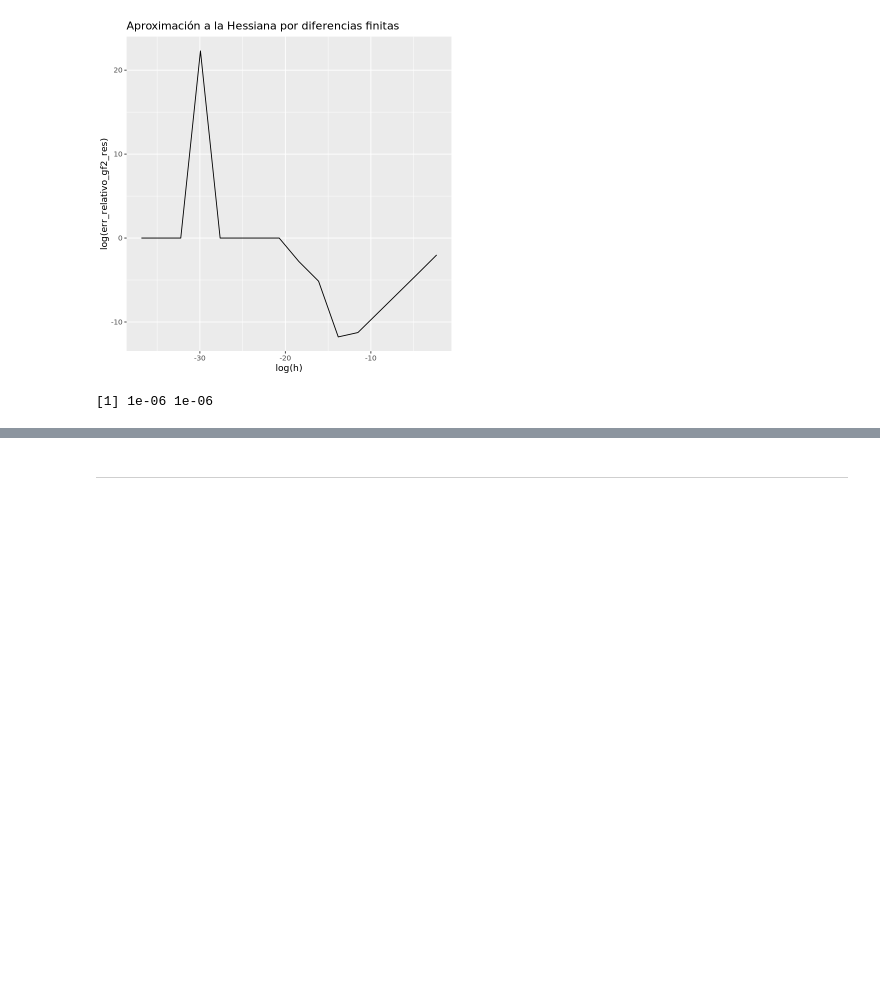
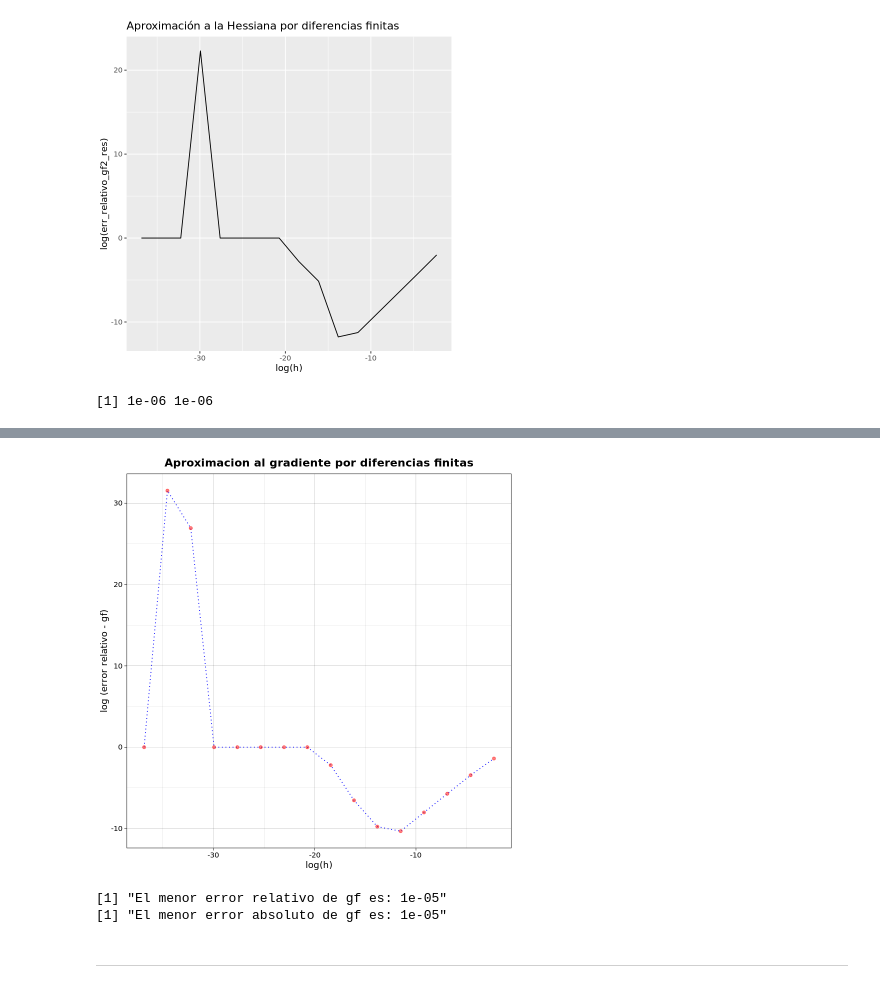
Before and after one commit to mno-2020-gh-classroom/ejercicios-de-dif-e-int-numerica-dapivei, a Jupyter notebook: 1.4.Polinomios_de_Taylor_y_diferenciacion_numerica.ipynb, the cells around one changed output, grey strips where cells are left out. Drawn from its saved outputs; the diff is of its cells as text; code cells hidden in the pictures; blank space fills up the shorter version.

```diff
--- a/1.4.Polinomios_de_Taylor_y_diferenciacion_numerica.ipynb
+++ b/1.4.Polinomios_de_Taylor_y_diferenciacion_numerica.ipynb
@@ -669,3 +846,22 @@ print(c(h[which.min(err_relativo_gf2_res)],h[which.min(err_absoluto_gf2_res)]))
+# %%
+g_gf2 <- ggplot(df_errs, aes(x=log(h), y=log(err_relativo_gf2_res))) +
+  geom_line(color='blue',linetype = "dotted") +
+  geom_point(alpha=0.5, color='red') +
+  labs(x = "log(h)", y = "log (error relativo - gf)",
+       title= "Aproximacion al gradiente por diferencias finitas") +
+  theme_linedraw() +
+  scale_color_grey() +
+  theme(plot.title = element_text(hjust = 0.5, face = "bold"))
+
+g_gf2
+# %% [output]
+[figure, added]
+# %%
+print(paste("El menor error relativo de gf es:", h[which.min(err_relativo_gf2_res)]))
+print(paste("El menor error absoluto de gf es:", h[which.min(err_absoluto_gf2_res)]))
+# %% [output]
+[1] "El menor error relativo de gf es: 1e-05"
+[1] "El menor error absoluto de gf es: 1e-05"
 # %% [markdown]
 ---
 # %% [markdown]
```
Also changed, not shown: parts of 13 cells of this notebook.
